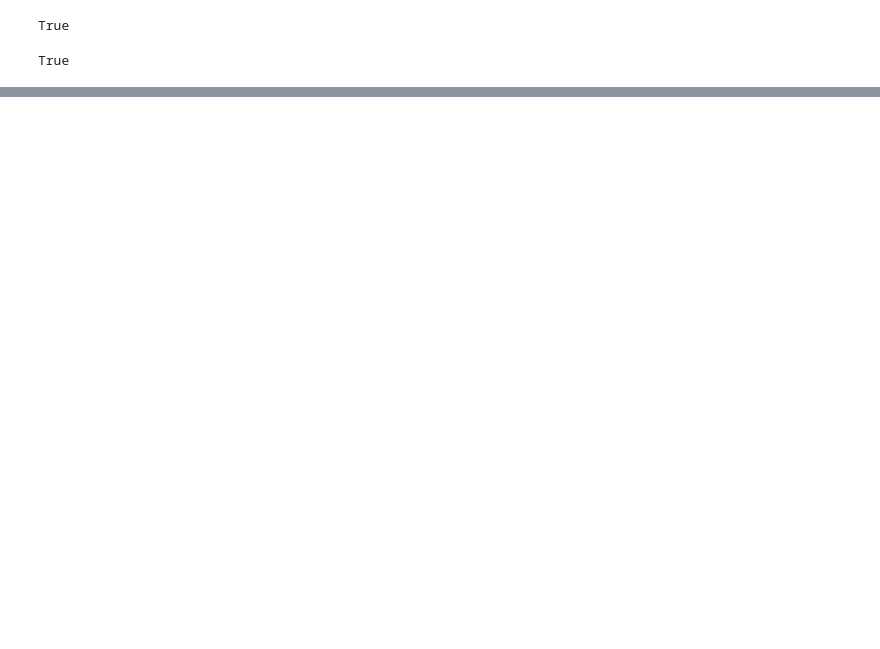
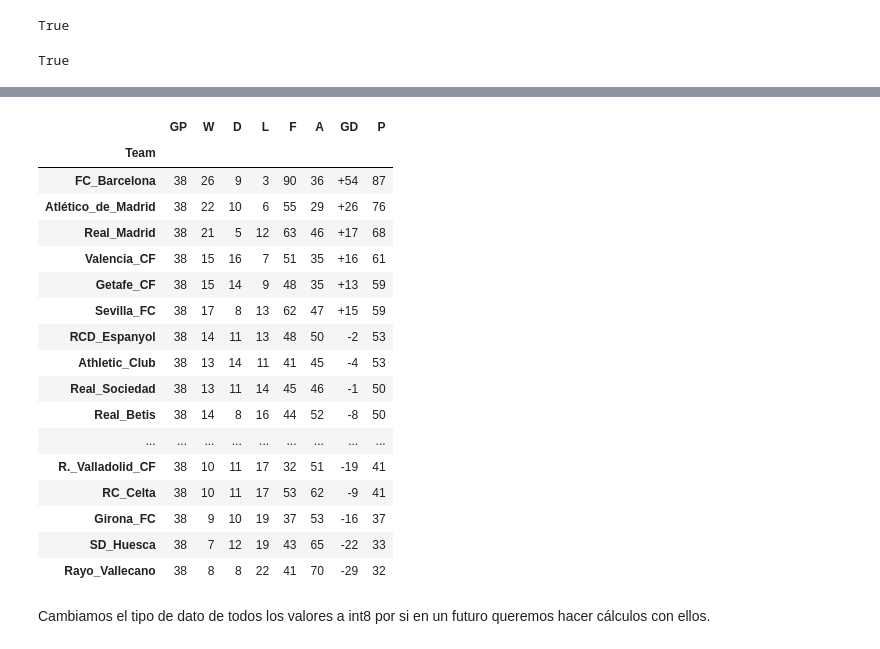
Before and after one commit to mariozapatero/ETL-Project, a Jupyter notebook: Teams_Stats.ipynb, the cells around one changed output, grey strips where cells are left out. Cells and saved outputs as stored; diff of their text form; code cells hidden in the pictures; blank space fills up the shorter version.

```diff
--- a/Teams_Stats.ipynb
+++ b/Teams_Stats.ipynb
@@ -267,0 +280,23 @@ teams_stats
+# %%
+teams_stats
+# %% [output]
+|  | GP | W | D | L | F | A | GD | P |
+| Team |  |  |  |  |  |  |  |  |
+| FC_Barcelona | 38 | 26 | 9 | 3 | 90 | 36 | +54 | 87 |
+| Atlético_de_Madrid | 38 | 22 | 10 | 6 | 55 | 29 | +26 | 76 |
+| Real_Madrid | 38 | 21 | 5 | 12 | 63 | 46 | +17 | 68 |
+| Valencia_CF | 38 | 15 | 16 | 7 | 51 | 35 | +16 | 61 |
+| Getafe_CF | 38 | 15 | 14 | 9 | 48 | 35 | +13 | 59 |
+| Sevilla_FC | 38 | 17 | 8 | 13 | 62 | 47 | +15 | 59 |
+| RCD_Espanyol | 38 | 14 | 11 | 13 | 48 | 50 | -2 | 53 |
+| Athletic_Club | 38 | 13 | 14 | 11 | 41 | 45 | -4 | 53 |
+| Real_Sociedad | 38 | 13 | 11 | 14 | 45 | 46 | -1 | 50 |
+| Real_Betis | 38 | 14 | 8 | 16 | 44 | 52 | -8 | 50 |
+| ... | ... | ... | ... | ... | ... | ... | ... | ... |
+| R._Valladolid_CF | 38 | 10 | 11 | 17 | 32 | 51 | -19 | 41 |
+| RC_Celta | 38 | 10 | 11 | 17 | 53 | 62 | -9 | 41 |
+| Girona_FC | 38 | 9 | 10 | 19 | 37 | 53 | -16 | 37 |
+| SD_Huesca | 38 | 7 | 12 | 19 | 43 | 65 | -22 | 33 |
+| Rayo_Vallecano | 38 | 8 | 8 | 22 | 41 | 70 | -29 | 32 |
+# %% [markdown]
+Cambiamos el tipo de dato de todos los valores a int8 por si en un futuro queremos hacer cálculos con ellos.
```
Also changed, not shown: parts of 17 cells of this notebook, 2 other files.
